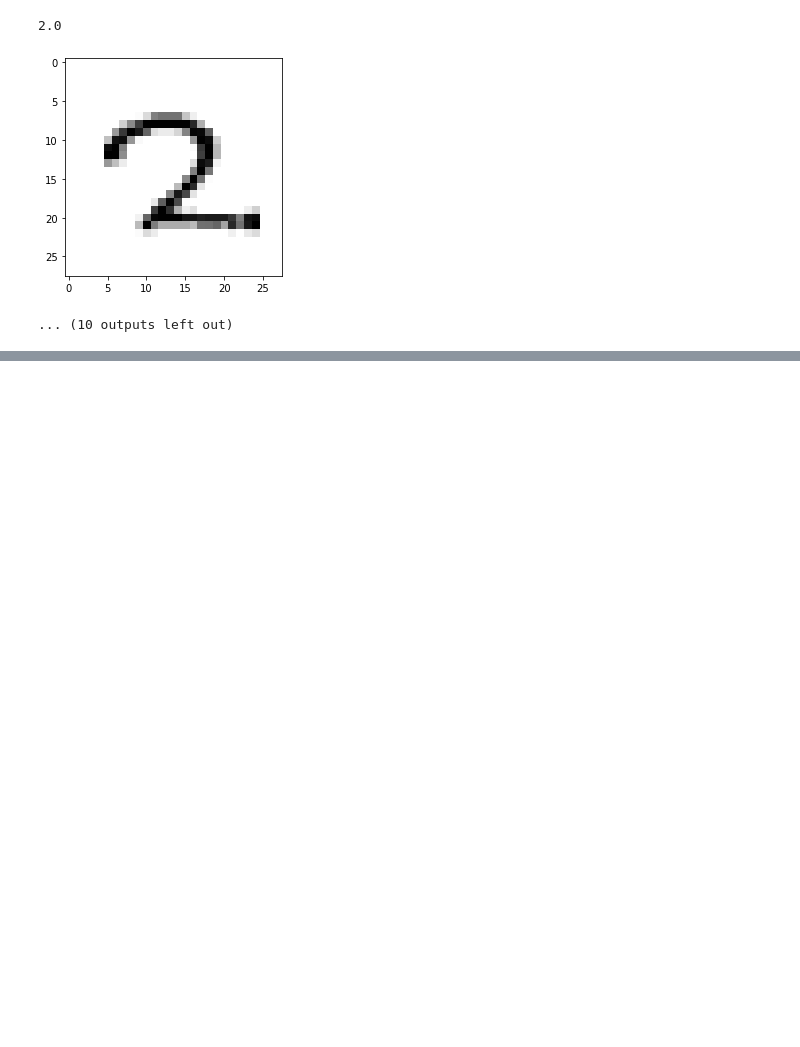
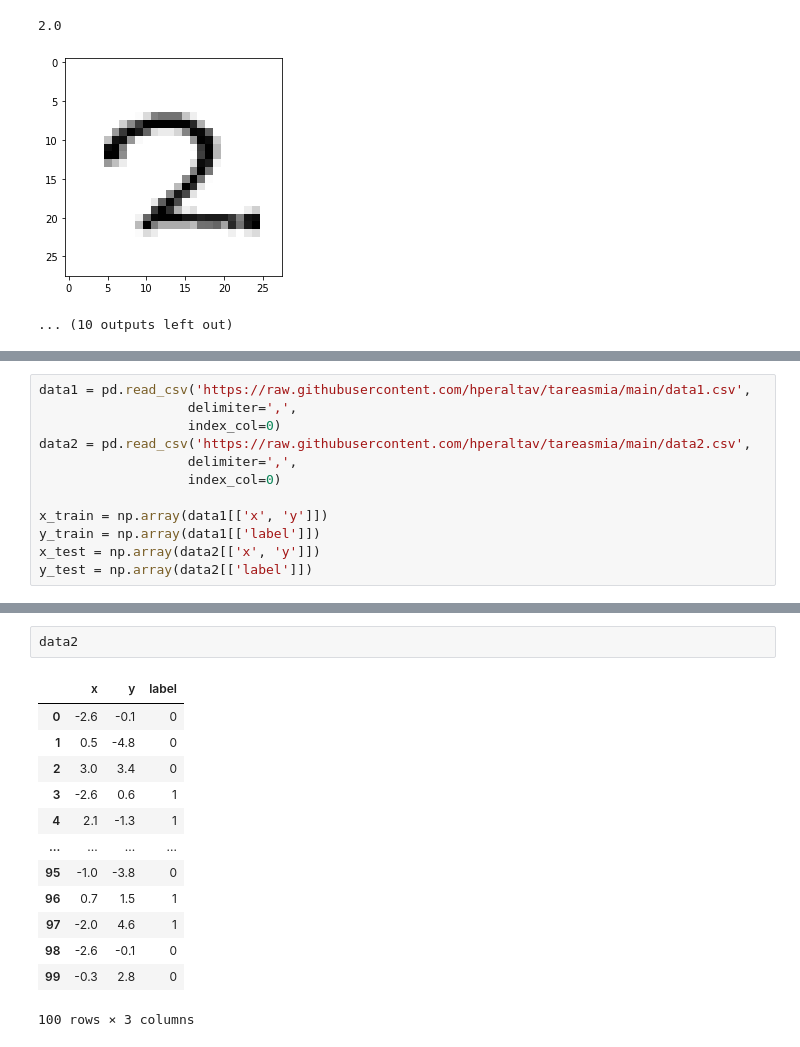
Before and after one commit to hperaltav/tareasmia, a Jupyter notebook: Untitled.ipynb, the cells around one changed output, grey strips where cells are left out. Cells and saved outputs as stored; diff of their text form; blank space fills up the shorter version.

```diff
--- a/Untitled.ipynb
+++ b/Untitled.ipynb
@@ -206,0 +209,12 @@ for j in range(200):
+# %%
+data1 = pd.read_csv('https://raw.githubusercontent.com/hperaltav/tareasmia/main/data1.csv',
+                   delimiter=',',
+                   index_col=0)
+data2 = pd.read_csv('https://raw.githubusercontent.com/hperaltav/tareasmia/main/data2.csv',
+                   delimiter=',',
+                   index_col=0)
+
+x_train = np.array(data1[['x', 'y']])
+y_train = np.array(data1[['label']])
+x_test = np.array(data2[['x', 'y']])
+y_test = np.array(data2[['label']])
@@ -206,0 +241,16 @@ for j in range(200):
+# %%
+data2
+# %% [output]
+|  | x | y | label |
+| 0 | -2.6 | -0.1 | 0 |
+| 1 | 0.5 | -4.8 | 0 |
+| 2 | 3.0 | 3.4 | 0 |
+| 3 | -2.6 | 0.6 | 1 |
+| 4 | 2.1 | -1.3 | 1 |
+| ... | ... | ... | ... |
+| 95 | -1.0 | -3.8 | 0 |
+| 96 | 0.7 | 1.5 | 1 |
+| 97 | -2.0 | 4.6 | 1 |
+| 98 | -2.6 | -0.1 | 0 |
+| 99 | -0.3 | 2.8 | 0 |
+100 rows × 3 columns
```
Also changed, not shown: parts of 7 cells of this notebook.
